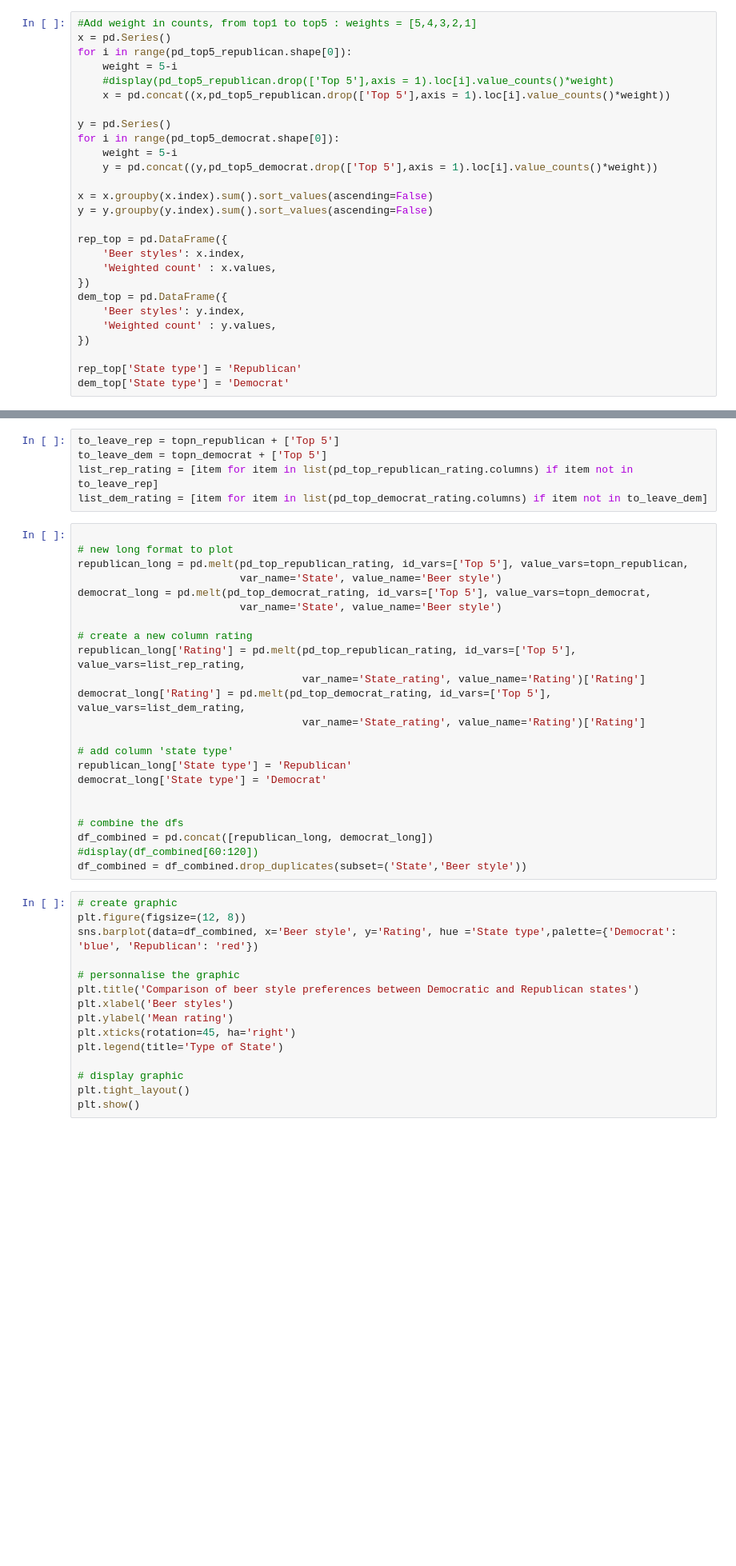
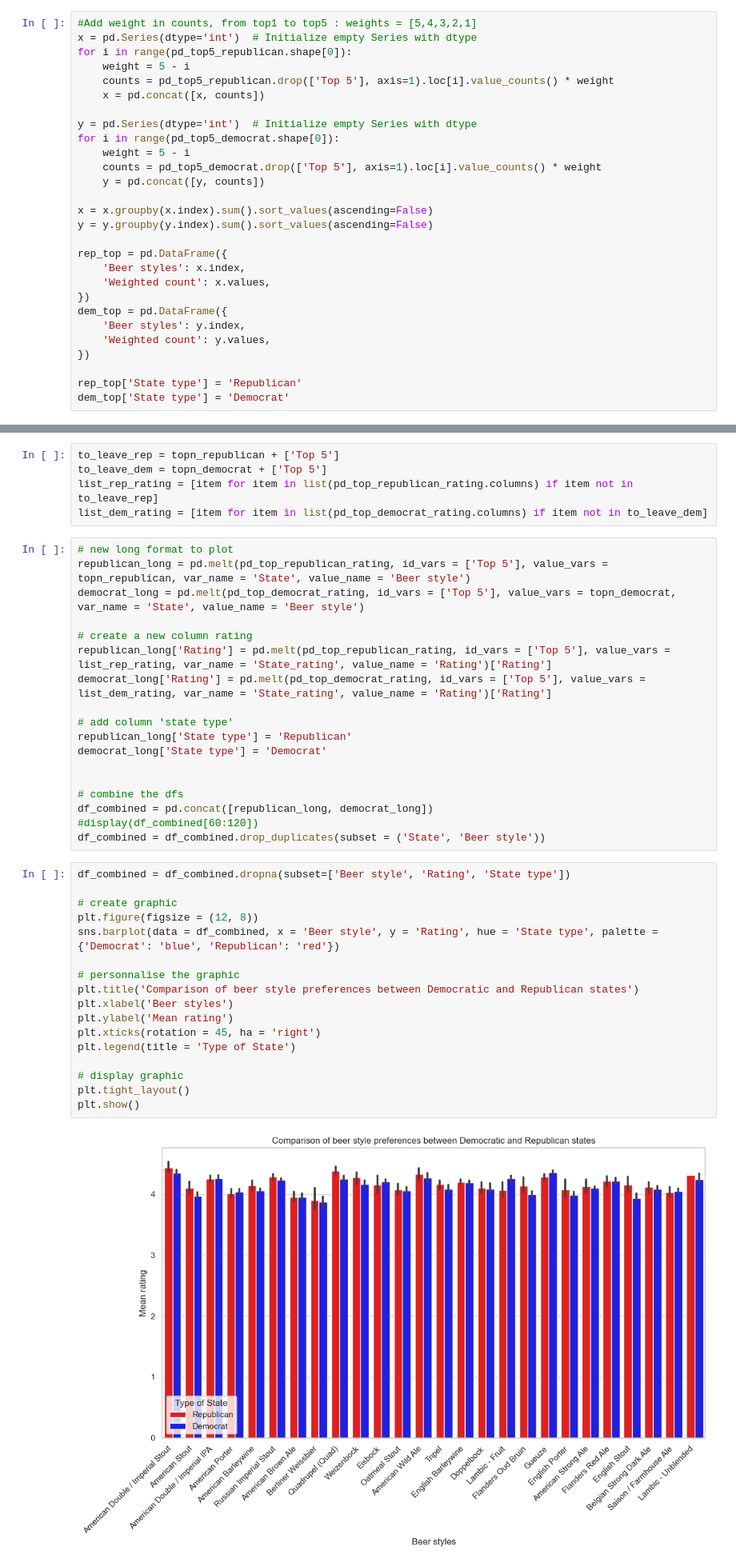
Before and after one commit to epfl-ada/ada-2024-project-casiervert952, a Jupyter notebook: analysis.ipynb, the cells around one changed output, grey strips where cells are left out. Shown at 80% size. Saved outputs shown, nothing was run; the diff lists cells and outputs as text; blank space fills up the shorter version.

```diff
--- a/analysis.ipynb
+++ b/analysis.ipynb
@@ -663,26 +746,27 @@ display(pd_top5_democrat)
 # %%
 #Add weight in counts, from top1 to top5 : weights = [5,4,3,2,1]
-x = pd.Series()
+x = pd.Series(dtype='int')  # Initialize empty Series with dtype
 for i in range(pd_top5_republican.shape[0]):
-    weight = 5-i
-    #display(pd_top5_republican.drop(['Top 5'],axis = 1).loc[i].value_counts()*weight)
-    x = pd.concat((x,pd_top5_republican.drop(['Top 5'],axis = 1).loc[i].value_counts()*weight))
+    weight = 5 - i
+    counts = pd_top5_republican.drop(['Top 5'], axis=1).loc[i].value_counts() * weight
+    x = pd.concat([x, counts])
 
-y = pd.Series()
+y = pd.Series(dtype='int')  # Initialize empty Series with dtype
 for i in range(pd_top5_democrat.shape[0]):
-    weight = 5-i
-    y = pd.concat((y,pd_top5_democrat.drop(['Top 5'],axis = 1).loc[i].value_counts()*weight))
+    weight = 5 - i
+    counts = pd_top5_democrat.drop(['Top 5'], axis=1).loc[i].value_counts() * weight
+    y = pd.concat([y, counts])
 
 x = x.groupby(x.index).sum().sort_values(ascending=False)
 y = y.groupby(y.index).sum().sort_values(ascending=False)
 
 rep_top = pd.DataFrame({
     'Beer styles': x.index,
-    'Weighted count' : x.values,
+    'Weighted count': x.values,
 })
 dem_top = pd.DataFrame({
     'Beer styles': y.index,
-    'Weighted count' : y.values,
+    'Weighted count': y.values,
 })
 
 rep_top['State type'] = 'Republican'
@@ -771,18 +857,13 @@ to_leave_dem = topn_democrat + ['Top 5']
 list_rep_rating = [item for item in list(pd_top_republican_rating.columns) if item not in to_leave_rep]
 list_dem_rating = [item for item in list(pd_top_democrat_rating.columns) if item not in to_leave_dem]
 # %%
-
 # new long format to plot
-republican_long = pd.melt(pd_top_republican_rating, id_vars=['Top 5'], value_vars=topn_republican,
-                          var_name='State', value_name='Beer style')
-democrat_long = pd.melt(pd_top_democrat_rating, id_vars=['Top 5'], value_vars=topn_democrat,
-                          var_name='State', value_name='Beer style')
+republican_long = pd.melt(pd_top_republican_rating, id_vars = ['Top 5'], value_vars = topn_republican, var_name = 'State', value_name = 'Beer style')
+democrat_long = pd.melt(pd_top_democrat_rating, id_vars = ['Top 5'], value_vars = topn_democrat, var_name = 'State', value_name = 'Beer style')
 
 # create a new column rating
-republican_long['Rating'] = pd.melt(pd_top_republican_rating, id_vars=['Top 5'], value_vars=list_rep_rating,
-                                    var_name='State_rating', value_name='Rating')['Rating']
-democrat_long['Rating'] = pd.melt(pd_top_democrat_rating, id_vars=['Top 5'], value_vars=list_dem_rating,
-                                    var_name='State_rating', value_name='Rating')['Rating']
+republican_long['Rating'] = pd.melt(pd_top_republican_rating, id_vars = ['Top 5'], value_vars = list_rep_rating, var_name = 'State_rating', value_name = 'Rating')['Rating']
+democrat_long['Rating'] = pd.melt(pd_top_democrat_rating, id_vars = ['Top 5'], value_vars = list_dem_rating, var_name = 'State_rating', value_name = 'Rating')['Rating']
 
 # add column 'state type'
 republican_long['State type'] = 'Republican'
@@ -792,22 +873,26 @@ democrat_long['State type'] = 'Democrat'
 # combine the dfs
 df_combined = pd.concat([republican_long, democrat_long])
 #display(df_combined[60:120])
-df_combined = df_combined.drop_duplicates(subset=('State','Beer style'))
+df_combined = df_combined.drop_duplicates(subset = ('State', 'Beer style'))
 # %%
+df_combined = df_combined.dropna(subset=['Beer style', 'Rating', 'State type'])
+
 # create graphic
-plt.figure(figsize=(12, 8))
-sns.barplot(data=df_combined, x='Beer style', y='Rating', hue ='State type',palette={'Democrat': 'blue', 'Republican': 'red'})
+plt.figure(figsize = (12, 8))
+sns.barplot(data = df_combined, x = 'Beer style', y = 'Rating', hue = 'State type', palette = {'Democrat': 'blue', 'Republican': 'red'})
 
 # personnalise the graphic
 plt.title('Comparison of beer style preferences between Democratic and Republican states')
 plt.xlabel('Beer styles')
 plt.ylabel('Mean rating')
-plt.xticks(rotation=45, ha='right')
-plt.legend(title='Type of State')
+plt.xticks(rotation = 45, ha = 'right')
+plt.legend(title = 'Type of State')
 
 # display graphic
 plt.tight_layout()
 plt.show()
+# %% [output]
+[figure, added]
 # %%
 ### The Lambic Unblended doesn't have a lot of reviews for republican states.
 # Why not analyze the popularity then, i.e nb of reviews ?
```
Also changed, not shown: parts of 33 cells of this notebook.
